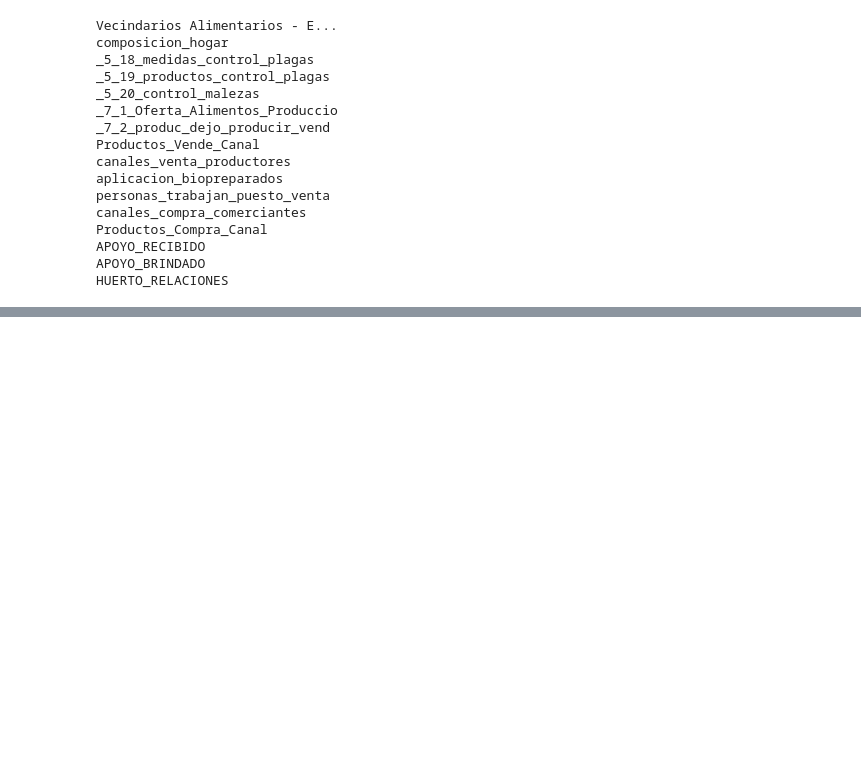
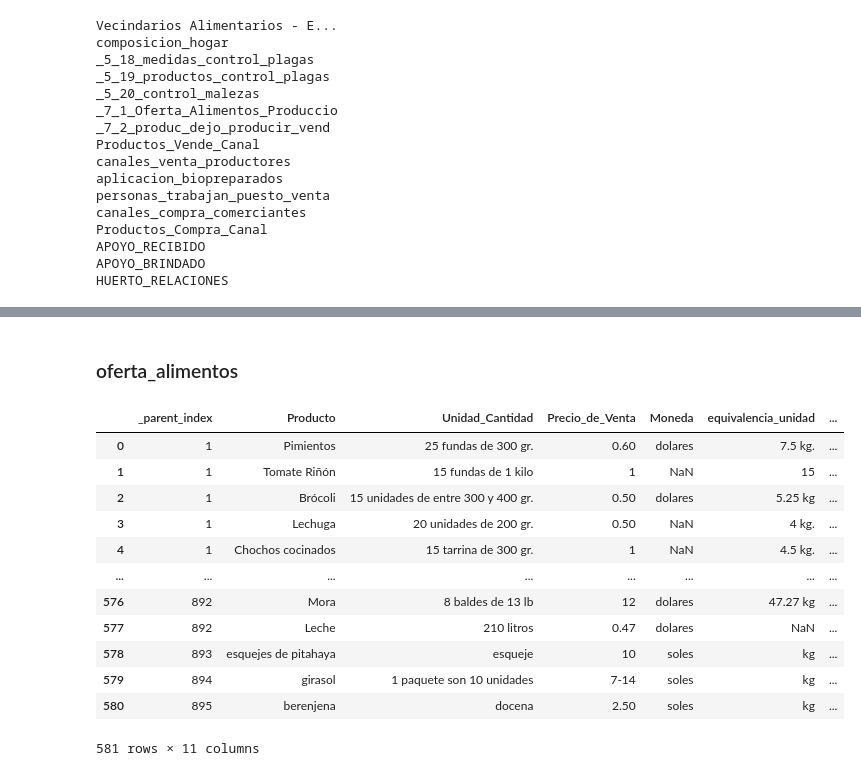
Before and after one commit to Claudio9701/proyecto-foodhub-lima, a Jupyter notebook: inputs/encuesta_principal/Limpieza_datos_agrupaciones.ipynb, the cells around one changed output, grey strips where cells are left out. Saved outputs shown, nothing was run; the diff lists cells and outputs as text; code cells hidden in the pictures; blank space fills up the shorter version.

```diff
--- a/inputs/encuesta_principal/Limpieza_datos_agrupaciones.ipynb
+++ b/inputs/encuesta_principal/Limpieza_datos_agrupaciones.ipynb
@@ -28,19 +38,19 @@ HUERTO_RELACIONES
 # %%
-columns_to_drop = ['_index', '_parent_table_name', '_submission__id', '_submission__uuid', '_submission__submission_time', '_submission__validation_status', '_submission__notes', '_submission__status', '_submission__submitted_by', '_submission__tags']
+columns_to_drop = ['_submission__id', '_submission__uuid', '_submission__submission_time', '_submission__validation_status', '_submission__notes', '_submission__status', '_submission__submitted_by', '_submission__tags']
 # %%
 vecindarios = full_data['Vecindarios Alimentarios - E...']
-composicion_hogar = full_data['composicion_hogar'].drop(columns=columns_to_drop)
-medidas_control_plagas = full_data['_5_18_medidas_control_plagas'].drop(columns=columns_to_drop)
-productos_control_plagas = full_data['_5_19_productos_control_plagas'].drop(columns=columns_to_drop)
-control_malezas = full_data['_5_20_control_malezas'].drop(columns=columns_to_drop)
-oferta_alimentos = full_data['_7_1_Oferta_Alimentos_Produccio'].drop(columns=columns_to_drop)
-producto_dejo_producir = full_data['_7_2_produc_dejo_producir_vend'].drop(columns=columns_to_drop)
-producto_vende_canal = full_data['Productos_Vende_Canal'].drop(columns=columns_to_drop)
-canales_venta_productores = full_data['canales_venta_productores'].drop(columns=columns_to_drop)
-aplicacion_biopreparados = full_data['aplicacion_biopreparados'].drop(columns=columns_to_drop)
-personas_trabajan_puesto_venta = full_data['personas_trabajan_puesto_venta'].drop(columns=columns_to_drop)
-canales_compra_comerciantes = full_data['canales_compra_comerciantes'].drop(columns=columns_to_drop)
-productos_compra_canal = full_data['Productos_Compra_Canal'].drop(columns=columns_to_drop)
-APOYO_RECIBIDO = full_data['APOYO_RECIBIDO'].drop(columns=columns_to_drop)
-APOYO_BRINDADO = full_data['APOYO_BRINDADO'].drop(columns=columns_to_drop)
-HUERTO_RELACIONES = full_data['HUERTO_RELACIONES'].drop(columns=columns_to_drop)
+composicion_hogar = full_data['composicion_hogar'].drop(columns=[*columns_to_drop, '_index'])
+medidas_control_plagas = full_data['_5_18_medidas_control_plagas'].drop(columns=[*columns_to_drop, '_index'])
+productos_control_plagas = full_data['_5_19_productos_control_plagas'].drop(columns=[*columns_to_drop, '_index'])
+control_malezas = full_data['_5_20_control_malezas'].drop(columns=[*columns_to_drop, '_index'])
+oferta_alimentos = full_data['_7_1_Oferta_Alimentos_Produccio'].drop(columns=[*columns_to_drop, '_index'])
+producto_dejo_producir = full_data['_7_2_produc_dejo_producir_vend'].drop(columns=[*columns_to_drop, '_index'])
+producto_vende_canal = full_data['Productos_Vende_Canal'].drop(columns=[*columns_to_drop])
+canales_venta_productores = full_data['canales_venta_productores'].drop(columns=[*columns_to_drop])
+aplicacion_biopreparados = full_data['aplicacion_biopreparados'].drop(columns=[*columns_to_drop, '_index'])
+personas_trabajan_puesto_venta = full_data['personas_trabajan_puesto_venta'].drop(columns=[*columns_to_drop, '_index'])
+canales_compra_comerciantes = full_data['canales_compra_comerciantes'].drop(columns=[*columns_to_drop])
+productos_compra_canal = full_data['Productos_Compra_Canal'].drop(columns=[*columns_to_drop])
+APOYO_RECIBIDO = full_data['APOYO_RECIBIDO'].drop(columns=[*columns_to_drop])
+APOYO_BRINDADO = full_data['APOYO_BRINDADO'].drop(columns=[*columns_to_drop])
+HUERTO_RELACIONES = full_data['HUERTO_RELACIONES'].drop(columns=[*columns_to_drop])
@@ -62,0 +256,18 @@ pd.merge(left=vecindarios, right=composicion_hogar, left_on='_index', right_on='
+# %% [markdown]
+### oferta_alimentos
+# %%
+oferta_alimentos
+# %% [output]
+|  | _parent_index | Producto | Unidad_Cantidad | Precio_de_Venta | Moneda | equivalencia_unidad | ... |
+| 0 | 1 | Pimientos | 25 fundas de 300 gr. | 0.60 | dolares | 7.5 kg. | ... |
+| 1 | 1 | Tomate Riñón | 15 fundas de 1 kilo | 1 | NaN | 15 | ... |
+| 2 | 1 | Brócoli | 15 unidades de entre 300 y 400 gr. | 0.50 | dolares | 5.25 kg | ... |
+| 3 | 1 | Lechuga | 20 unidades de 200 gr. | 0.50 | NaN | 4 kg. | ... |
+| 4 | 1 | Chochos cocinados | 15 tarrina de 300 gr. | 1 | NaN | 4.5 kg. | ... |
+| ... | ... | ... | ... | ... | ... | ... | ... |
+| 576 | 892 | Mora | 8 baldes de 13 lb | 12 | dolares | 47.27 kg | ... |
+| 577 | 892 | Leche | 210 litros | 0.47 | dolares | NaN | ... |
+| 578 | 893 | esquejes de pitahaya | esqueje | 10 | soles | kg | ... |
+| 579 | 894 | girasol | 1 paquete son 10 unidades | 7-14 | soles | kg | ... |
+| 580 | 895 | berenjena | docena | 2.50 | soles | kg | ... |
+581 rows × 11 columns
```
Also changed, not shown: parts of 70 cells of this notebook, 1 other file.
